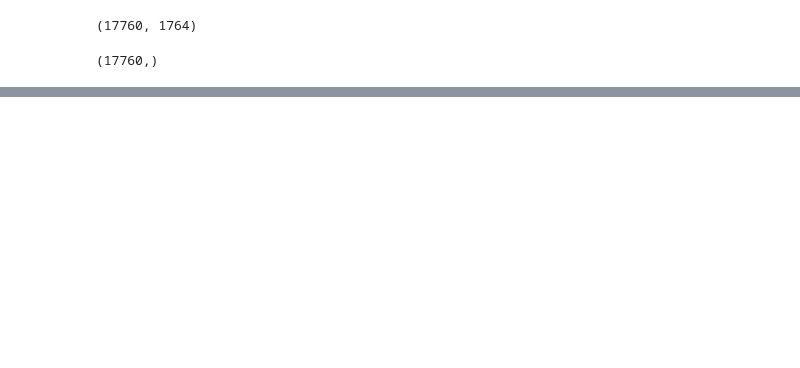
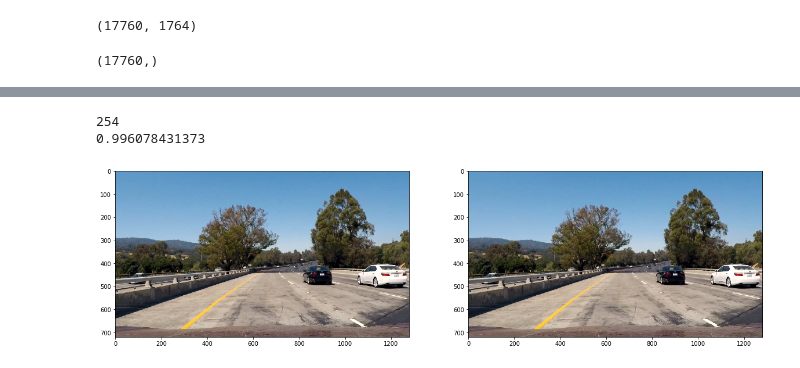
Before and after one commit to kushshukla24/P5_VehicleDetectionAndTracking, a Jupyter notebook: P5_VehicleDetectionAndTracking.ipynb, the cells around one changed output, grey strips where cells are left out. Saved outputs shown, nothing was run; the diff lists cells and outputs as text; code cells hidden in the pictures; blank space fills up the shorter version.

```diff
--- a/P5_VehicleDetectionAndTracking.ipynb
+++ b/P5_VehicleDetectionAndTracking.ipynb
@@ -112,0 +515,15 @@ print("Accuracy Score: ", accuracy_score(y_test, y_predicted))
+# %%
+testImages = glob.glob("./test_images/*.jpg")
+for images in testImages:
+    image = mpimg.imread(img)
+    image_normalized = image/255.
+
+image = mpimg.imread(testImages[0])
+image_normalized = image/255.
+f, (a1, a2) = plt.subplots(1,2,figsize=(20,10))
+a1.imshow(image)
+a2.imshow(image_normalized, cmap='gray')
+# %% [output]
+254
+0.996078431373
+[figure, added]
```
Also changed, not shown: parts of 20 cells of this notebook.
